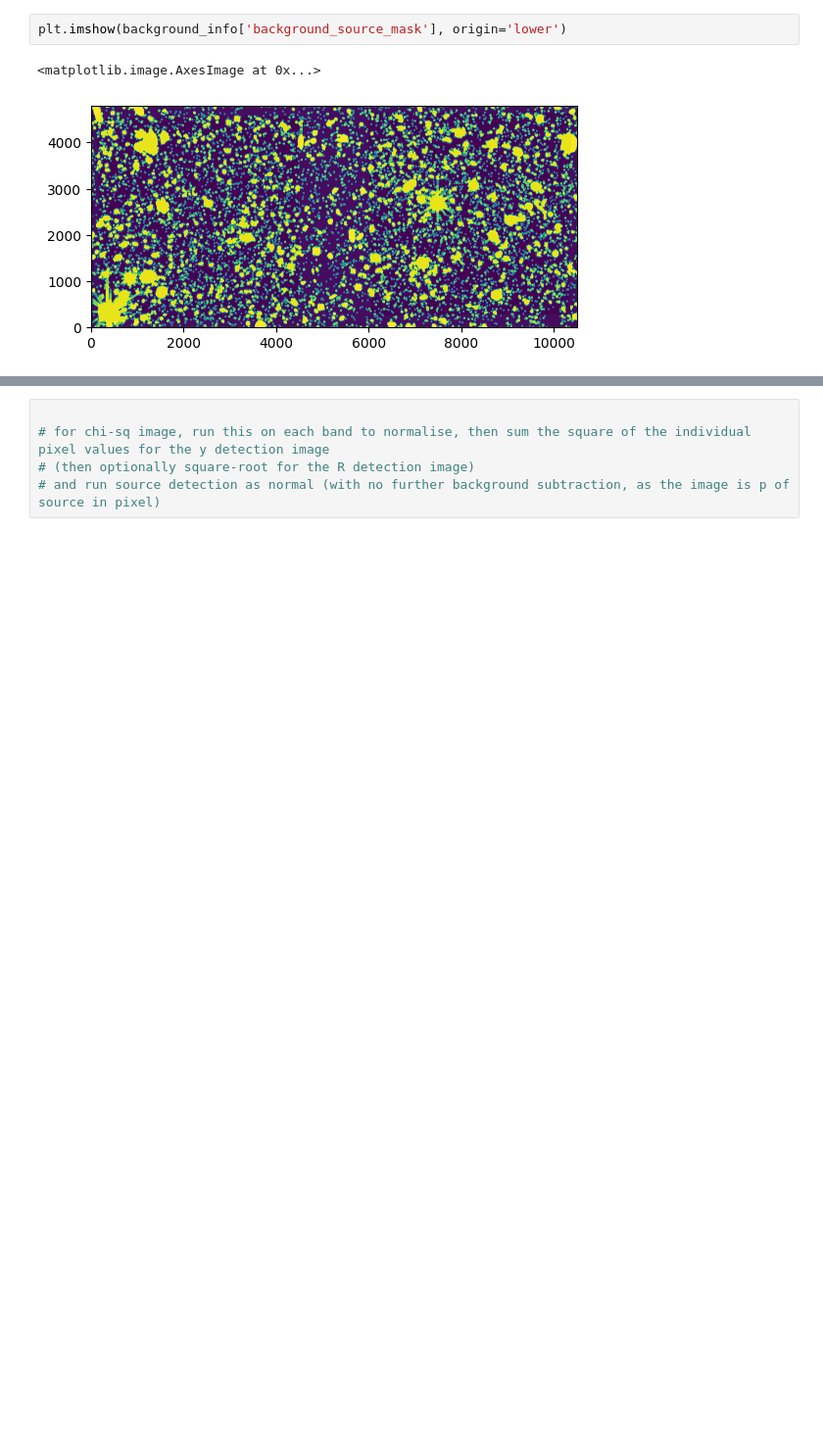
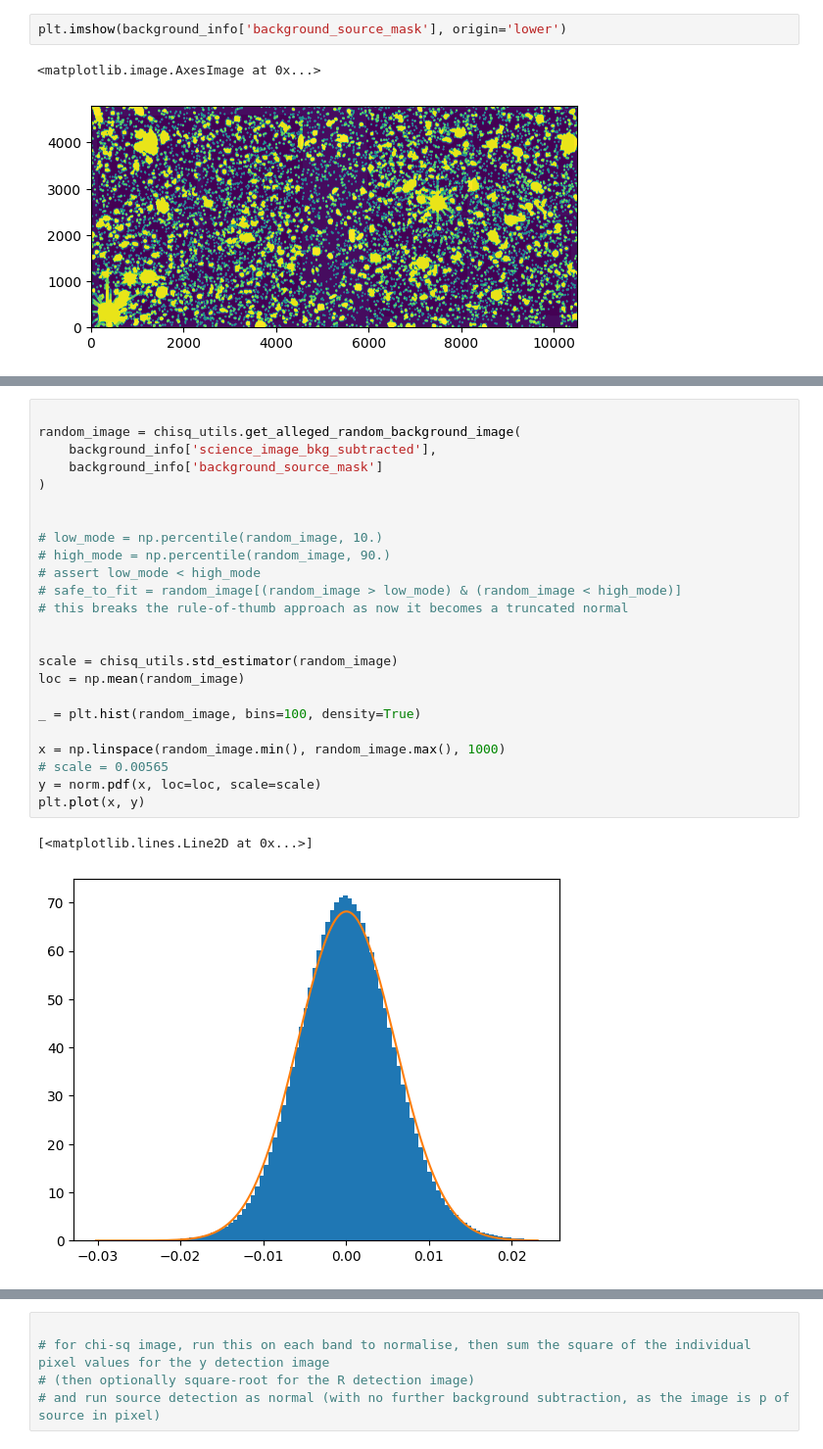
Before and after one commit to mwalmsley/gz-jwst, a Jupyter notebook: gzjwst/catalog_for_survey_chisq.ipynb, the cells around one changed output, grey strips where cells are left out. Shown: that part at 98% size. Drawn from its saved outputs; the diff is of its cells as text; blank space fills up the shorter version.

Commit message:
finish chisq detection on ceers

```diff
--- a/gzjwst/catalog_for_survey_chisq.ipynb
+++ b/gzjwst/catalog_for_survey_chisq.ipynb
@@ -105,0 +79,27 @@ plt.plot(x, y)
+# %%
+
+random_image = chisq_utils.get_alleged_random_background_image(
+    background_info['science_image_bkg_subtracted'],
+    background_info['background_source_mask']
+)
+
+
+# low_mode = np.percentile(random_image, 10.)
+# high_mode = np.percentile(random_image, 90.)
+# assert low_mode < high_mode
+# safe_to_fit = random_image[(random_image > low_mode) & (random_image < high_mode)]
+# this breaks the rule-of-thumb approach as now it becomes a truncated normal
+
+
+scale = chisq_utils.std_estimator(random_image)
+loc = np.mean(random_image)
+
+_ = plt.hist(random_image, bins=100, density=True)
+
+x = np.linspace(random_image.min(), random_image.max(), 1000)
+# scale = 0.00565
+y = norm.pdf(x, loc=loc, scale=scale)
+plt.plot(x, y)
+# %% [output]
+[<matplotlib.lines.Line2D at 0x...>]
+[figure, added]
```
Also changed, not shown: parts of 18 cells of this notebook, 4 other files.
